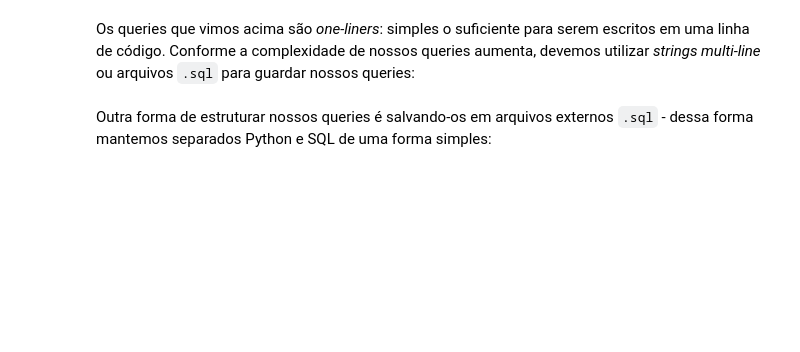
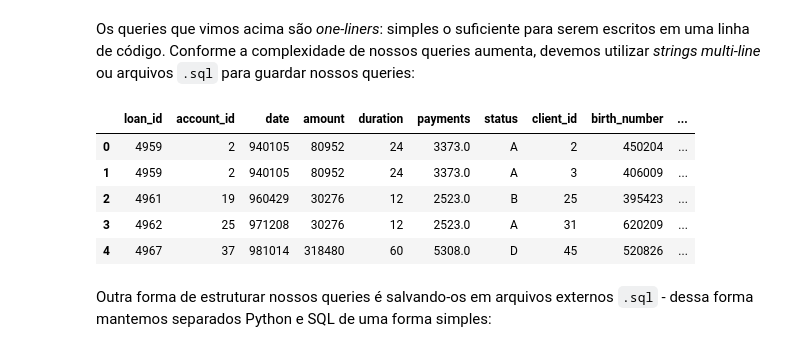
Before and after one commit to sadguilherme/99_PT_JAN2023, a Jupyter notebook: aulas/20230307 Integração Python - MySQL e Action Queries.ipynb, the cells around one changed output. Saved outputs shown, nothing was run; the diff lists cells and outputs as text; code cells hidden in the pictures; blank space fills up the shorter version.

```diff
--- a/aulas/20230307 Integração Python - MySQL e Action Queries.ipynb
+++ b/aulas/20230307 Integração Python - MySQL e Action Queries.ipynb
@@ -57,3 +94,23 @@ tb_district_loan.head()
+# %%
+query_loan = '''
+SELECT
+	l.*,
+	c.*
+FROM
+	bank.loan l JOIN
+	bank.account a ON (l.account_id = a.account_id) JOIN
+	bank.disp d ON (a.account_id = d.account_id) JOIN
+	bank.client c ON (d.client_id = c.client_id)
+'''
+tb_district_loan = pd.read_sql_query(query_loan, engine)
+tb_district_loan.head()
+# %% [output]
+|  | loan_id | account_id | date | amount | duration | payments | status | client_id | birth_number | ... |
+| 0 | 4959 | 2 | 940105 | 80952 | 24 | 3373.0 | A | 2 | 450204 | ... |
+| 1 | 4959 | 2 | 940105 | 80952 | 24 | 3373.0 | A | 3 | 406009 | ... |
+| 2 | 4961 | 19 | 960429 | 30276 | 12 | 2523.0 | B | 25 | 395423 | ... |
+| 3 | 4962 | 25 | 971208 | 30276 | 12 | 2523.0 | A | 31 | 620209 | ... |
+| 4 | 4967 | 37 | 981014 | 318480 | 60 | 5308.0 | D | 45 | 520826 | ... |
 # %% [markdown]
 Outra forma de estruturar nossos queries é salvando-os em arquivos externos `.sql` - dessa forma mantemos separados Python e SQL de uma forma simples:
 # %%
```
Also changed, not shown: parts of 11 cells of this notebook.
